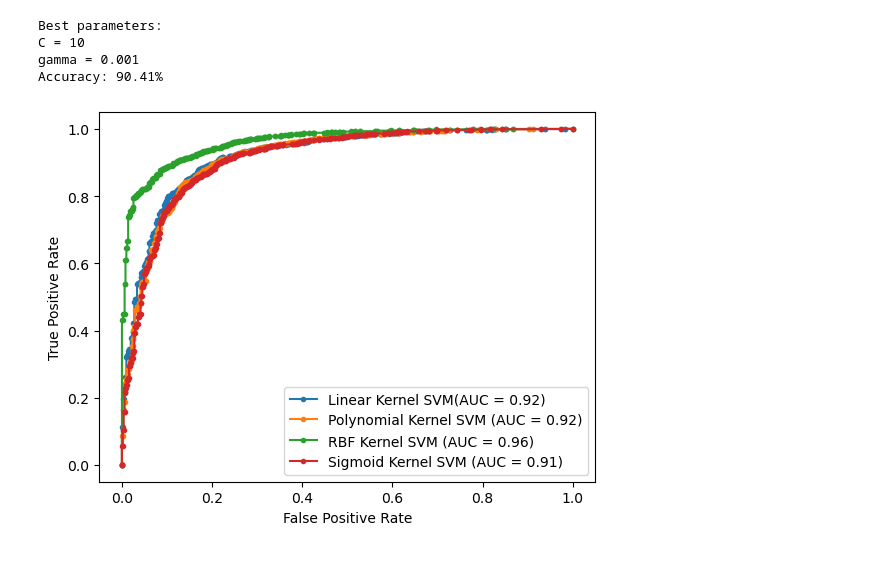
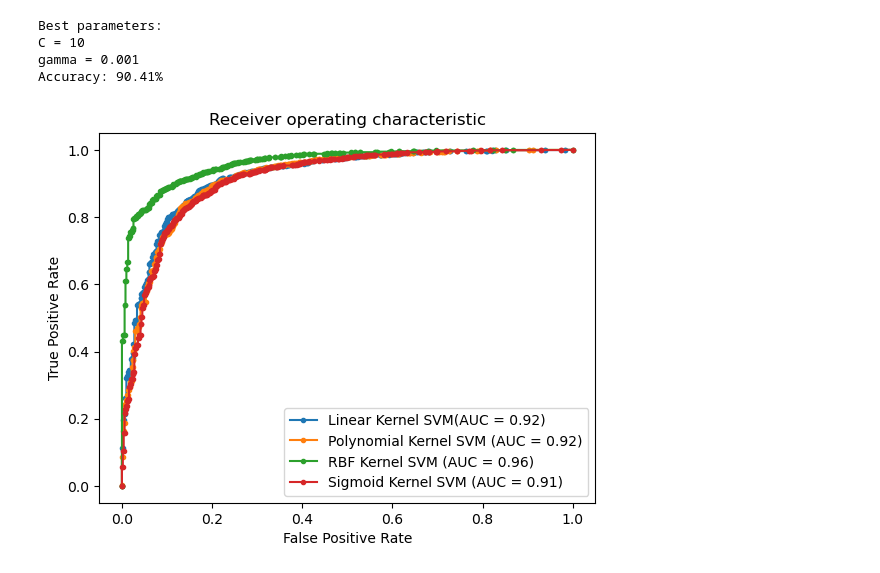
Before and after one commit to andrelopes2001/AA_Project_G6, a Jupyter notebook: code/algorithms/SVMs.ipynb, the cells around one changed output. Cells and saved outputs as stored; diff of their text form; code cells hidden in the pictures.

Commit message:
Update SVMs.ipynb
Update ROC curve plot title

```diff
--- a/code/algorithms/SVMs.ipynb
+++ b/code/algorithms/SVMs.ipynb
@@ -332,20 +332,21 @@ y_svm_best_sigmoid_true = (y_test.copy() == 1).copy()
 # %%
 from sklearn.metrics import roc_curve, roc_auc_score
 
 lr_fpr, lr_tpr, _ = roc_curve(y_svm_best_linear_true, y_svm_best_linear_pred)
 lr_fpr1, lr_tpr1, _ = roc_curve(y_svm_best_poly_true, y_svm_best_poly_pred)
 lr_fpr2, lr_tpr2, _ = roc_curve(y_svm_best_rbf_true, y_svm_best_rbf_pred)
 lr_fpr3, lr_tpr3, _ = roc_curve(y_svm_best_sigmoid_true, y_svm_best_sigmoid_pred)
 
 plt.plot(lr_fpr, lr_tpr, marker='.', label = 'Linear Kernel SVM(AUC = ' + str(np.round(roc_auc_score(y_svm_best_linear_true, y_svm_best_linear_pred),2)) + ')')
 plt.plot(lr_fpr1, lr_tpr1, marker='.', label = 'Polynomial Kernel SVM (AUC = ' + str(np.round(roc_auc_score(y_svm_best_poly_true, y_svm_best_poly_pred),2)) + ')')
 plt.plot(lr_fpr2, lr_tpr2, marker='.', label = 'RBF Kernel SVM (AUC = ' + str(np.round(roc_auc_score(y_svm_best_rbf_true, y_svm_best_rbf_pred),2)) + ')')
 plt.plot(lr_fpr3, lr_tpr3, marker='.', label = 'Sigmoid Kernel SVM (AUC = ' + str(np.round(roc_auc_score(y_svm_best_sigmoid_true, y_svm_best_sigmoid_pred),2)) + ')')
 
 # Axis Labels
 plt.legend()
 plt.xlabel('False Positive Rate')
 plt.ylabel('True Positive Rate')
+plt.title('Receiver operating characteristic')
 plt.show()
 # %% [output]
-[figure, old version]
+[figure, new version]
```
